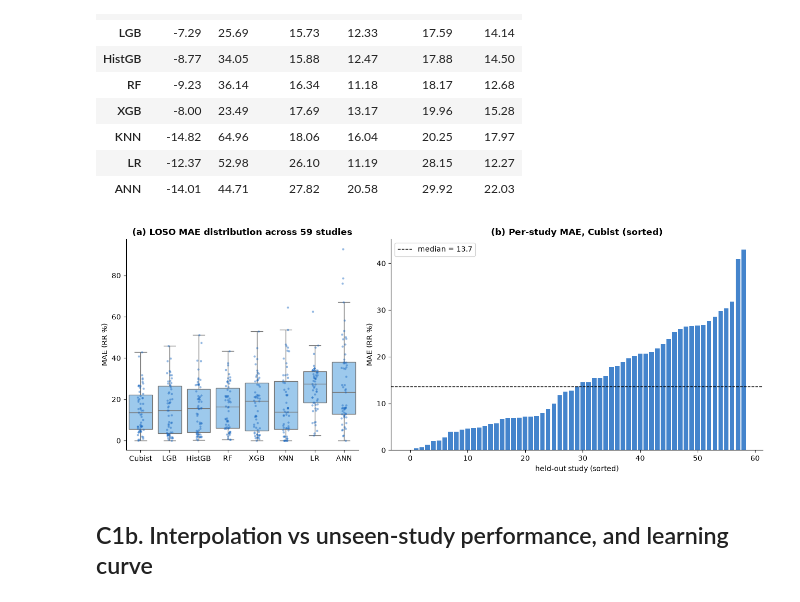
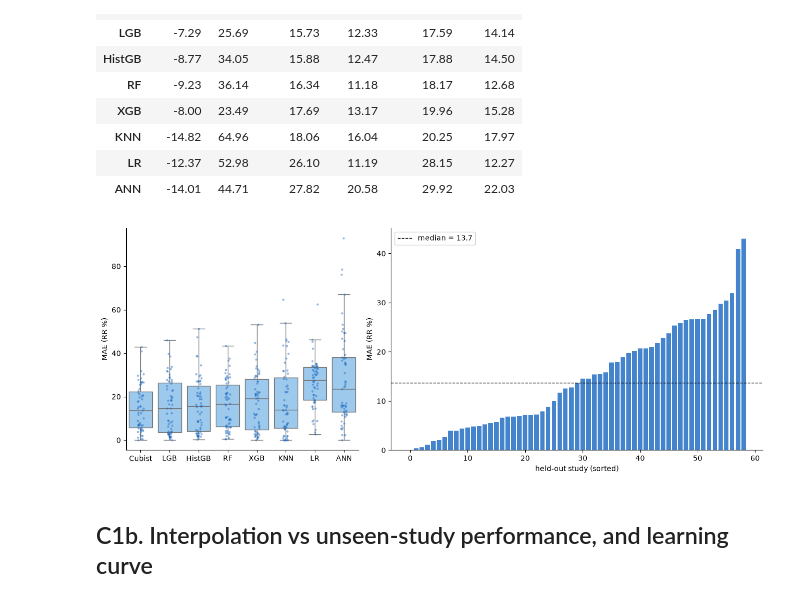
Before and after one commit to thanhtrunghuynh93/GreenX_BaoTien_project, a Jupyter notebook: notebooks/cross_study_analysis.ipynb, the cells around one changed output. Cells and saved outputs as stored; diff of their text form; code cells hidden in the pictures.

```diff
--- a/notebooks/cross_study_analysis.ipynb
+++ b/notebooks/cross_study_analysis.ipynb
@@ -83,27 +83,25 @@ summary
 # %%
 fig, axes = plt.subplots(1, 2, figsize=(13, 5), gridspec_kw={'width_ratios': [1, 1.6]})
 order = summary.index.tolist()
 sns.boxplot(data=loso, x='model', y='mae', order=order, ax=axes[0], color='#90CAF9',
             showfliers=False)
 sns.stripplot(data=loso, x='model', y='mae', order=order, ax=axes[0], color='#1565C0',
               alpha=0.45, size=3)
-axes[0].set_title('(a) LOSO MAE distribution across 59 studies')
 axes[0].set_xlabel(''); axes[0].set_ylabel('MAE (RR %)')
 
 best = order[0]
 per_study = (loso[loso.model == best].sort_values('mae')
              .reset_index(drop=True))
 axes[1].bar(range(len(per_study)), per_study['mae'], color='#1565C0', alpha=0.8)
-axes[1].set_title(f'(b) Per-study MAE, {best} (sorted)')
 axes[1].set_xlabel('held-out study (sorted)'); axes[1].set_ylabel('MAE (RR %)')
 axes[1].axhline(per_study['mae'].median(), ls='--', color='k', lw=1,
                 label=f"median = {per_study['mae'].median():.1f}")
 axes[1].legend()
 plt.tight_layout()
 plt.savefig(FIG_DIR / 'fig_loso_audit.png', bbox_inches='tight')
 plt.show()
 # %% [output]
-[figure, old version]
+[figure, new version]
 # %% [markdown]
 ## C1b. Interpolation vs unseen-study performance, and learning curve
 # %%
```
Also changed, not shown: parts of 3 cells of this notebook, 7 other files.
